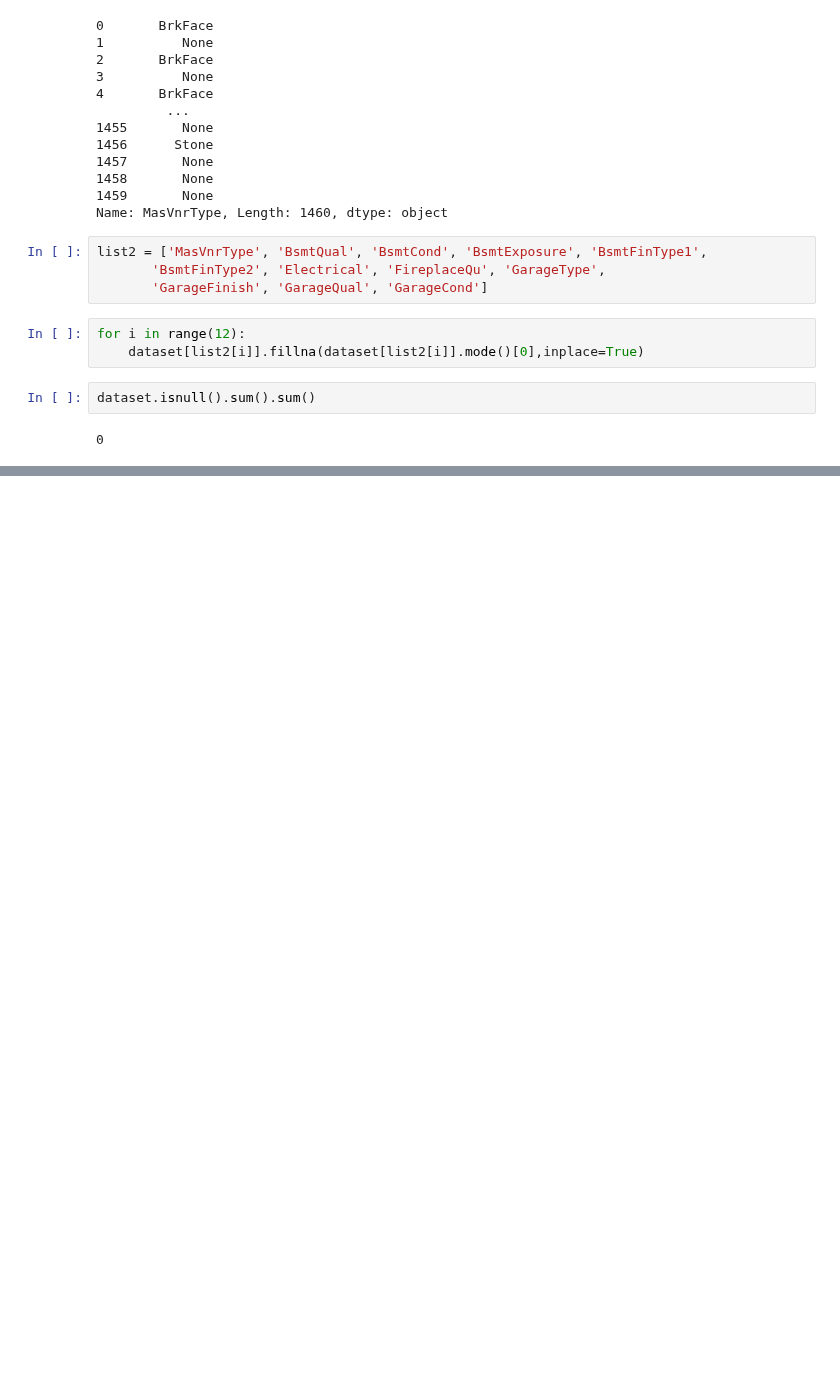
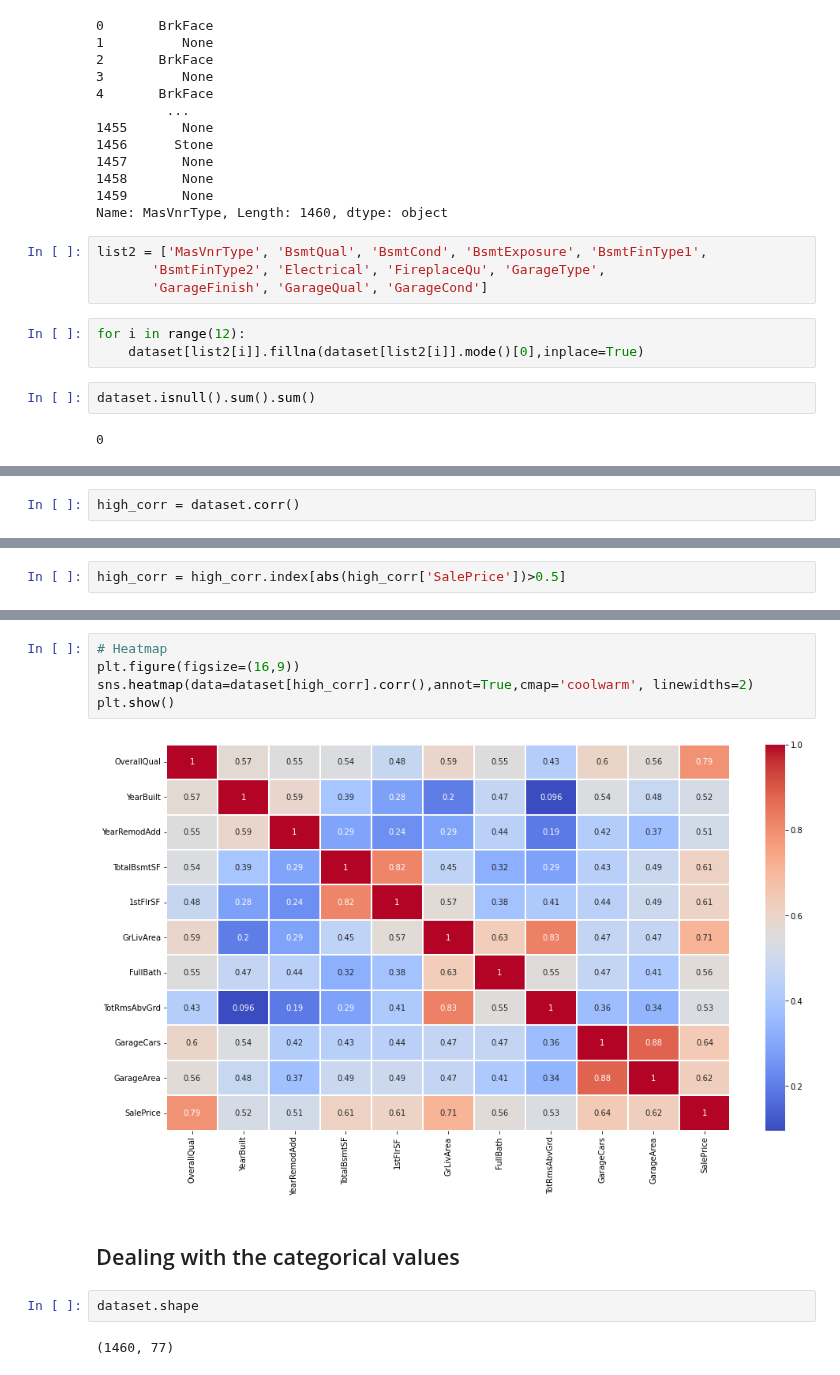
Before and after one commit to Twtamaris/machine_learning, a Jupyter notebook: house_price/house_price.ipynb, the cells around one changed output, grey strips where cells are left out. Saved outputs shown, nothing was run; the diff lists cells and outputs as text; blank space fills up the shorter version.

```diff
--- a/house_price/house_price.ipynb
+++ b/house_price/house_price.ipynb
@@ -230,0 +266,2 @@ dataset.isnull().sum().sum()
+# %%
+high_corr = dataset.corr()
@@ -230,0 +288,2 @@ dataset.isnull().sum().sum()
+# %%
+high_corr = high_corr.index[abs(high_corr['SalePrice'])>0.5]
@@ -230,0 +315,13 @@ dataset.isnull().sum().sum()
+# %%
+# Heatmap
+plt.figure(figsize=(16,9))
+sns.heatmap(data=dataset[high_corr].corr(),annot=True,cmap='coolwarm', linewidths=2)
+plt.show()
+# %% [output]
+[figure, added]
+# %% [markdown]
+## Dealing with the categorical values
+# %%
+dataset.shape
+# %% [output]
+(1460, 77)
```
Also changed, not shown: parts of 19 cells of this notebook.
